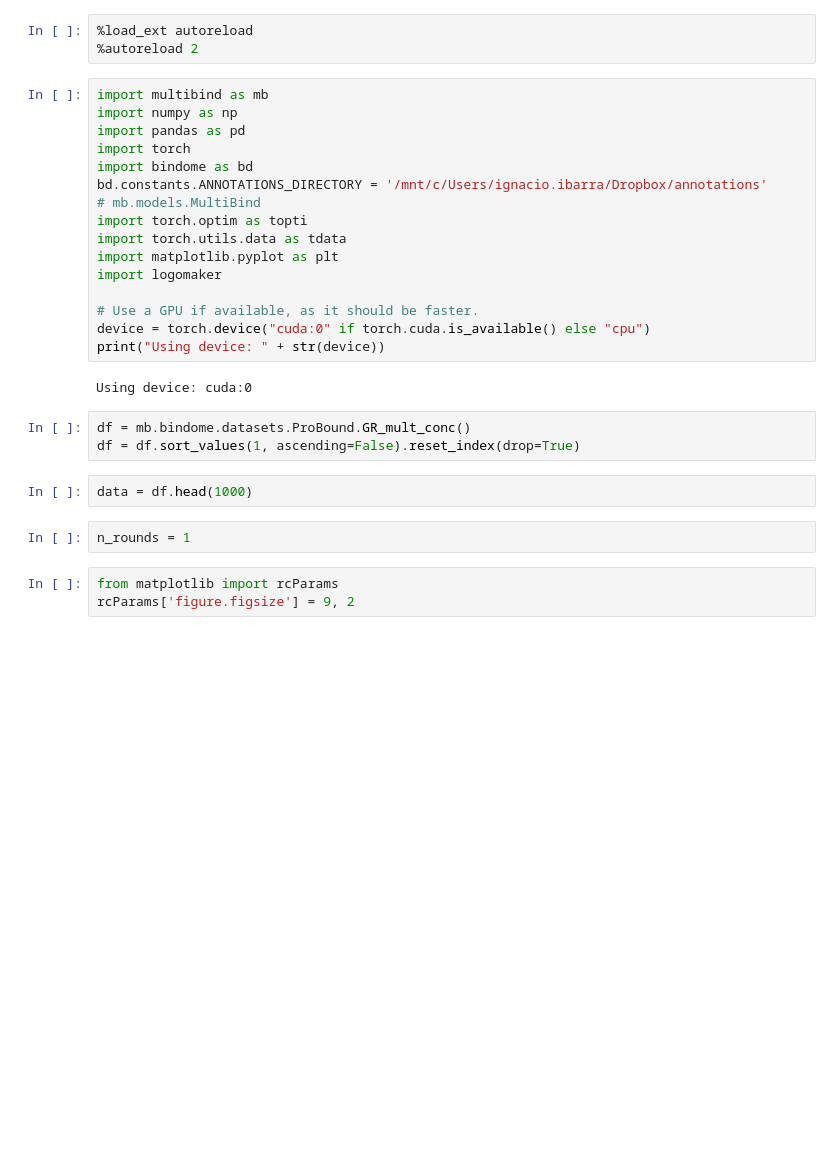
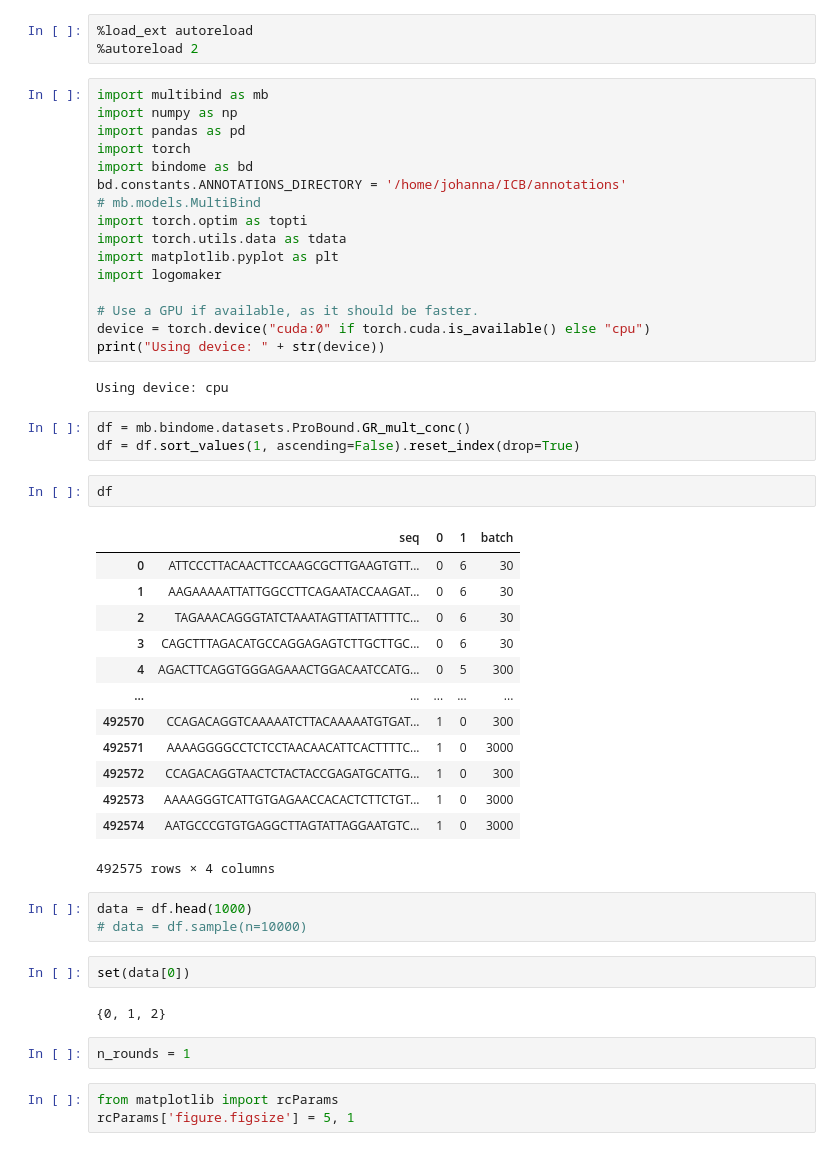
Before and after one commit to theislab/mubind, a Jupyter notebook: notebooks/15_gr_multibatch.ipynb, the cells around one changed output. Cells and saved outputs as stored; diff of their text form; blank space fills up the shorter version.

```diff
--- a/notebooks/15_gr_multibatch.ipynb
+++ b/notebooks/15_gr_multibatch.ipynb
@@ -7,7 +7,7 @@ import numpy as np
 import pandas as pd
 import torch
 import bindome as bd
-bd.constants.ANNOTATIONS_DIRECTORY = '/mnt/c/Users/ignacio.ibarra/Dropbox/annotations'
+bd.constants.ANNOTATIONS_DIRECTORY = '/home/johanna/ICB/annotations'
 # mb.models.MultiBind
 import torch.optim as topti
 import torch.utils.data as tdata
@@ -18,14 +18,35 @@ import logomaker
 device = torch.device("cuda:0" if torch.cuda.is_available() else "cpu")
 print("Using device: " + str(device))
 # %% [output]
-Using device: cuda:0
+Using device: cpu
 # %%
 df = mb.bindome.datasets.ProBound.GR_mult_conc()
 df = df.sort_values(1, ascending=False).reset_index(drop=True)
+# %%
+df
+# %% [output]
+|  | seq | 0 | 1 | batch |
+| 0 | ATTCCCTTACAACTTCCAAGCGCTTGAAGTGTT... | 0 | 6 | 30 |
+| 1 | AAGAAAAATTATTGGCCTTCAGAATACCAAGAT... | 0 | 6 | 30 |
+| 2 | TAGAAACAGGGTATCTAAATAGTTATTATTTTC... | 0 | 6 | 30 |
+| 3 | CAGCTTTAGACATGCCAGGAGAGTCTTGCTTGC... | 0 | 6 | 30 |
+| 4 | AGACTTCAGGTGGGAGAAACTGGACAATCCATG... | 0 | 5 | 300 |
+| ... | ... | ... | ... | ... |
+| 492570 | CCAGACAGGTCAAAAATCTTACAAAAATGTGAT... | 1 | 0 | 300 |
+| 492571 | AAAAGGGGCCTCTCCTAACAACATTCACTTTTC... | 1 | 0 | 3000 |
+| 492572 | CCAGACAGGTAACTCTACTACCGAGATGCATTG... | 1 | 0 | 300 |
+| 492573 | AAAAGGGTCATTGTGAGAACCACACTCTTCTGT... | 1 | 0 | 3000 |
+| 492574 | AATGCCCGTGTGAGGCTTAGTATTAGGAATGTC... | 1 | 0 | 3000 |
+492575 rows × 4 columns
 # %%
 data = df.head(1000)
+# data = df.sample(n=10000)
+# %%
+set(data[0])
+# %% [output]
+{0, 1, 2}
 # %%
 n_rounds = 1
 # %%
 from matplotlib import rcParams
-rcParams['figure.figsize'] = 9, 2
+rcParams['figure.figsize'] = 5, 1
```
Also changed, not shown: parts of 5 cells of this notebook, 3 other files.
